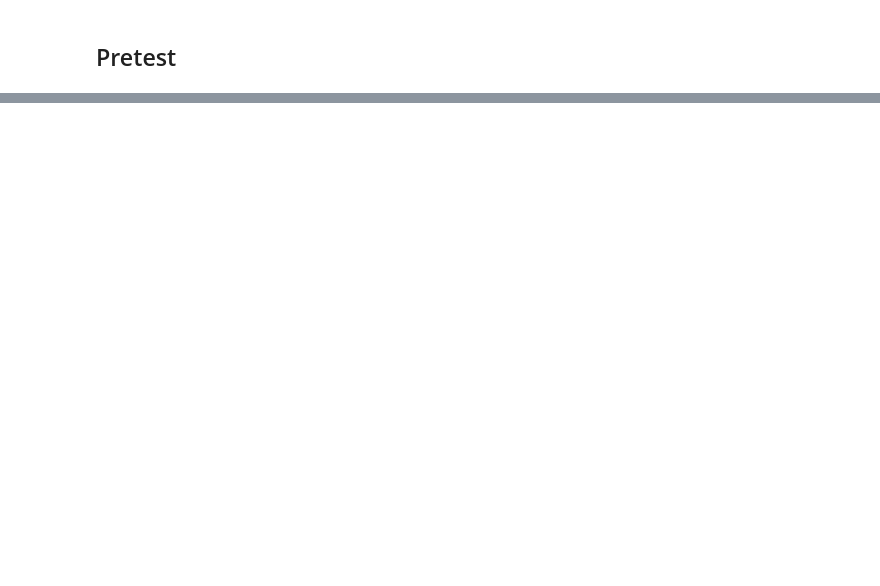
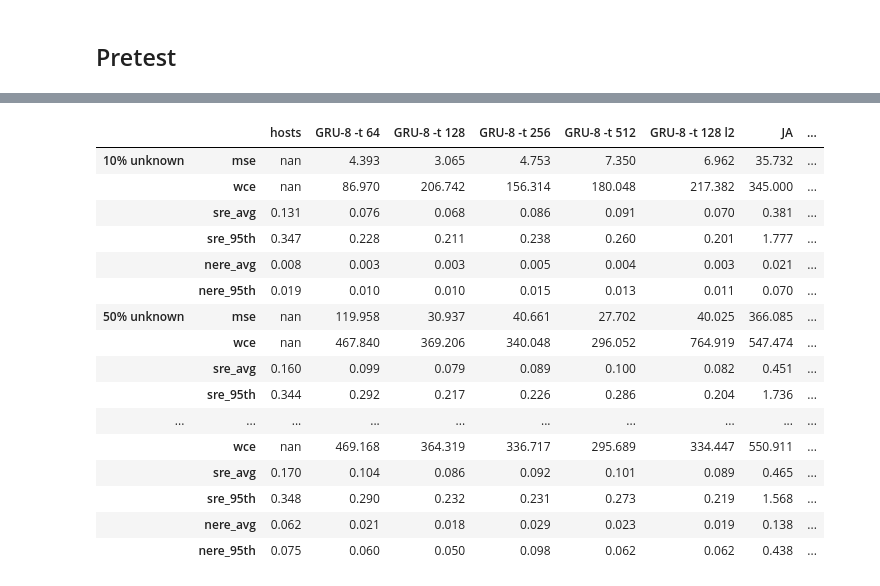
Before and after one commit to upb-lea/RHINO-MAG, a Jupyter notebook: dev/model_tests/os-2.0-evaluation.ipynb, the cells around one changed output, grey strips where cells are left out. Cells and saved outputs as stored; diff of their text form; code cells hidden in the pictures; blank space fills up the shorter version.

```diff
--- a/dev/model_tests/os-2.0-evaluation.ipynb
+++ b/dev/model_tests/os-2.0-evaluation.ipynb
@@ -266,5 +348,0 @@ wrappend_model = JAwGRUwInterface(loaded_model, normalizer,featurize) #RNNwInter
-# %%
-import json
-training_data_path = EXPERIMENT_LOGS_ROOT /"jax_experiments"/ f"{exp_id [5:]}.json"
-with open(training_data_path, "r") as f:
-    training_and_test_data = json.load(f)
@@ -409,7 +533,7 @@ def evaluate_pretest_scenarios_custom(
 
         dbdt_full = np.gradient(B_scenario, axis=1)
         dbdt = dbdt_full[:, warm_up_len:]
-        nere_per_sequence = np.abs((((dbdt * preds) - (dbdt * H_gt)).sum(axis=1)) / np.abs(loss[msk_N])) #added abs
+        nere_per_sequence = np.abs((((dbdt * preds) - (dbdt * H_gt)).sum(axis=1)) / np.abs(loss[msk_N][:,0])) #added abs
         nere_avg = np.mean(nere_per_sequence)
         nere_95th = np.percentile(nere_per_sequence, 95)
 
@@ -454,5 +599,12 @@ metrics_model_ja_gru = evaluate_pretest_scenarios_custom(wrappend_model_ja_gru,B
 # %%
 metrics_model_ja = evaluate_pretest_scenarios_custom(wrappend_model_ja,B, T, H_init, H_true, loss, msks_scenarios_N_tup,False)
-# metrics_model_ja2 = evaluate_pretest_scenarios_custom(wrappend_model_ja2,B, T, H_init, H_true, loss, msks_scenarios_N_tup,False)
-metrics_model_ja_gru = evaluate_pretest_scenarios_custom(wrappend_model_ja_gru,B, T, H_init, H_true, loss, msks_scenarios_N_tup,False)
-metrics_model_gru = evaluate_pretest_scenarios_custom(wrappend_model_gru,B, T, H_init, H_true, loss, msks_scenarios_N_tup,False)
+metrics_model_ja_w_gru_lin = evaluate_pretest_scenarios_custom(wrappend_model_ja_w_gru_lin,B, T, H_init, H_true, loss, msks_scenarios_N_tup,False)
+metrics_model_ja_w_ext_gru = evaluate_pretest_scenarios_custom(wrappend_model_ja_w_ext_gru,B, T, H_init, H_true, loss, msks_scenarios_N_tup,False)
+metrics_model_gru64 = evaluate_pretest_scenarios_custom(wrappend_model_gru64,B, T, H_init, H_true, loss, msks_scenarios_N_tup,False)
+metrics_model_gru128 = evaluate_pretest_scenarios_custom(wrappend_model_gru128,B, T, H_init, H_true, loss, msks_scenarios_N_tup,False)
+metrics_model_gru256 = evaluate_pretest_scenarios_custom(wrappend_model_gru256,B, T, H_init, H_true, loss, msks_scenarios_N_tup,False)
+metrics_model_gru512 = evaluate_pretest_scenarios_custom(wrappend_model_gru512,B, T, H_init, H_true, loss, msks_scenarios_N_tup,False)
+metrics_model_gru128_l2 = evaluate_pretest_scenarios_custom(wrappend_model_gru128_l2,B, T, H_init, H_true, loss, msks_scenarios_N_tup,False)
+metrics_model_ja_param_mlp = evaluate_pretest_scenarios_custom(wrappend_model_ja_param_mlp,B, T, H_init, H_true, loss, msks_scenarios_N_tup,False)
+metrics_model_gru_w_ja = evaluate_pretest_scenarios_custom(wrappend_model_gru_w_ja,B, T, H_init, H_true, loss, msks_scenarios_N_tup,False)
+#metrics_model_ja_param_gru_lin = evaluate_pretest_scenarios_custom(wrappend_model_ja_param_gru_lin,B, T, H_init, H_true, loss, msks_scenarios_N_tup,False)
@@ -464,7 +634,7 @@ hosts_d = {"3C90": {scenario_labels[0]: {"mse": None, "wce": None, "sre_avg": 0.
            scenario_labels[1]: {"mse": None, "wce": None, "sre_avg": 0.2767, "sre_95th": 0.8498, "nere_avg": 0.02577, "nere_95th": 0.05509}, # 50 % known
            scenario_labels[2]: {"mse": None, "wce": None, "sre_avg": 0.3028, "sre_95th": 0.9999, "nere_avg": 0.04828, "nere_95th": 0.0681} # 10 % known
            }}
-all_models_d = {"hosts": hosts_d[mat], "GRU": metrics_model_gru, "JA": metrics_model_ja,"JAGRUlin": metrics_model_ja_gru } #,"JA2": metrics_model_ja2
+all_models_d = {"hosts": hosts_d[mat], "GRU-8 -t 64": metrics_model_gru64, "GRU-8 -t 128": metrics_model_gru128, "GRU-8 -t 256": metrics_model_gru256, "GRU-8 -t 512": metrics_model_gru512,"GRU-8 -t 128 l2": metrics_model_gru128_l2,"JA": metrics_model_ja,"GRUWithJA": metrics_model_gru_w_ja, "JAWithExternGRU-8": metrics_model_ja_w_ext_gru, "JAWithGRU-8+Lin": metrics_model_ja_w_gru_lin, "JAParamMLP-(32,2)": metrics_model_ja_param_mlp} #, "JAParamGRU-8+lin":metrics_model_ja_param_gru_lin ,"JA2": metrics_model_ja2 ,"JAGRUlin": metrics_model_ja_gru
 # %%
 # 3C90
 df_models_3C90 = create_multilevel_df(all_models_d)
@@ -471,0 +660,34 @@ display(HTML(df_models_3C90.T.to_html(float_format="%.3f", bold_rows=False)))
+# %%
+highlight_col = "GRU-8 -t 128"
+highlight_col_host = "hosts"
+
+def highlight_column(s):
+    color_best = 'background-color: #264653'
+    color_host = 'background-color: #6d071a'
+    df_styled = pd.DataFrame('', index=s.index, columns=s.columns)
+    if highlight_col in df_styled.columns:
+        df_styled[highlight_col] = color_best
+    if highlight_col_host in df_styled.columns:
+        df_styled[highlight_col_host] = color_host
+    return df_styled
+
+styled = df_models_3C90.T.style.apply(highlight_column, axis=None)
+display(styled.format(precision=3))
+# %% [output]
+|  |  | hosts | GRU-8 -t 64 | GRU-8 -t 128 | GRU-8 -t 256 | GRU-8 -t 512 | GRU-8 -t 128 l2 | JA | ... |
+| 10% unknown | mse | nan | 4.393 | 3.065 | 4.753 | 7.350 | 6.962 | 35.732 | ... |
+|  | wce | nan | 86.970 | 206.742 | 156.314 | 180.048 | 217.382 | 345.000 | ... |
+|  | sre_avg | 0.131 | 0.076 | 0.068 | 0.086 | 0.091 | 0.070 | 0.381 | ... |
+|  | sre_95th | 0.347 | 0.228 | 0.211 | 0.238 | 0.260 | 0.201 | 1.777 | ... |
+|  | nere_avg | 0.008 | 0.003 | 0.003 | 0.005 | 0.004 | 0.003 | 0.021 | ... |
+|  | nere_95th | 0.019 | 0.010 | 0.010 | 0.015 | 0.013 | 0.011 | 0.070 | ... |
+| 50% unknown | mse | nan | 119.958 | 30.937 | 40.661 | 27.702 | 40.025 | 366.085 | ... |
+|  | wce | nan | 467.840 | 369.206 | 340.048 | 296.052 | 764.919 | 547.474 | ... |
+|  | sre_avg | 0.160 | 0.099 | 0.079 | 0.089 | 0.100 | 0.082 | 0.451 | ... |
+|  | sre_95th | 0.344 | 0.292 | 0.217 | 0.226 | 0.286 | 0.204 | 1.736 | ... |
+| ... | ... | ... | ... | ... | ... | ... | ... | ... | ... |
+|  | wce | nan | 469.168 | 364.319 | 336.717 | 295.689 | 334.447 | 550.911 | ... |
+|  | sre_avg | 0.170 | 0.104 | 0.086 | 0.092 | 0.101 | 0.089 | 0.465 | ... |
+|  | sre_95th | 0.348 | 0.290 | 0.232 | 0.231 | 0.273 | 0.219 | 1.568 | ... |
+|  | nere_avg | 0.062 | 0.021 | 0.018 | 0.029 | 0.023 | 0.019 | 0.138 | ... |
+|  | nere_95th | 0.075 | 0.060 | 0.050 | 0.098 | 0.062 | 0.062 | 0.438 | ... |
```
Also changed, not shown: parts of 18 cells of this notebook, 4 other files.
